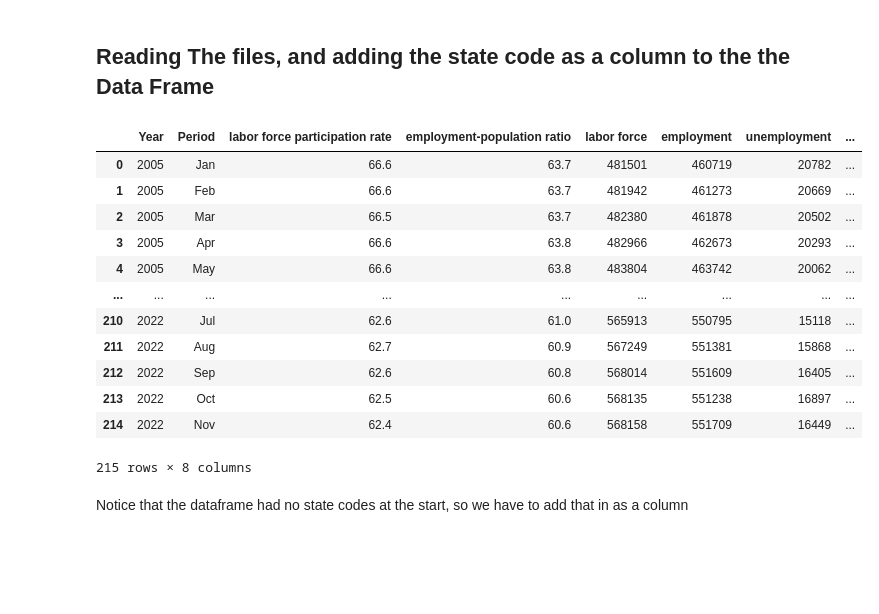
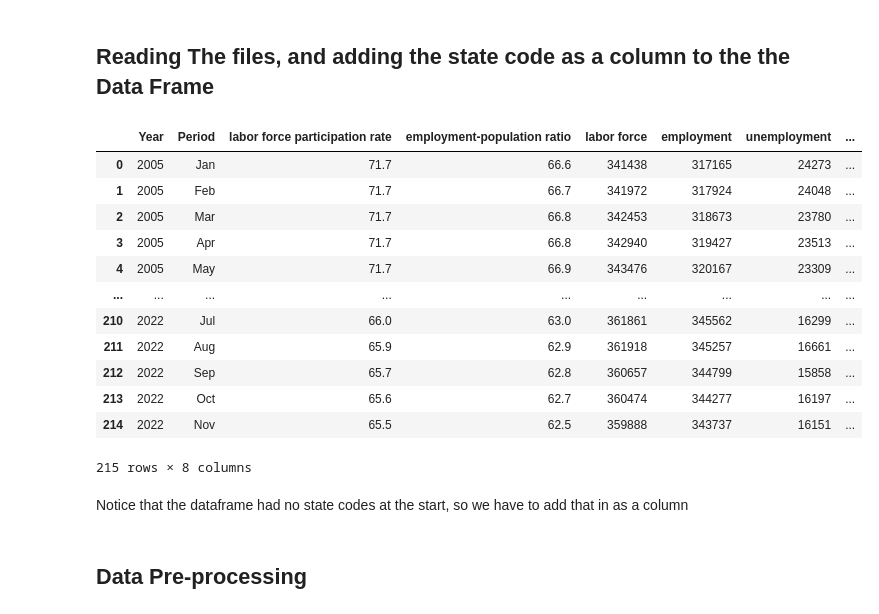
Before and after one commit to MajdAlali99/Data-Wrangling-Project, a Jupyter notebook: Gilbert/unemployment_rate.ipynb, the cells around one changed output. Cells and saved outputs as stored; diff of their text form; code cells hidden in the pictures; blank space fills up the shorter version.

Commit message:
fixed employment data

```diff
--- a/Gilbert/unemployment_rate.ipynb
+++ b/Gilbert/unemployment_rate.ipynb
@@ -61,23 +61,25 @@ AZ
 <h2> Reading The files, and adding the state code as a column to the the Data Frame</h2>
 # %%
 #This is what the data frame looks like when we first read it with pandas
-pd.read_excel(file, skiprows=10) # we had to skip 10 dirty rows in the excel file
+pd.read_excel(xls_files[0], skiprows=10) # we had to skip 10 dirty rows in the excel file
 # %% [output]
 |  | Year | Period | labor force participation rate | employment-population ratio | labor force | employment | unemployment | ... |
-| 0 | 2005 | Jan | 66.6 | 63.7 | 481501 | 460719 | 20782 | ... |
-| 1 | 2005 | Feb | 66.6 | 63.7 | 481942 | 461273 | 20669 | ... |
-| 2 | 2005 | Mar | 66.5 | 63.7 | 482380 | 461878 | 20502 | ... |
-| 3 | 2005 | Apr | 66.6 | 63.8 | 482966 | 462673 | 20293 | ... |
-| 4 | 2005 | May | 66.6 | 63.8 | 483804 | 463742 | 20062 | ... |
+| 0 | 2005 | Jan | 71.7 | 66.6 | 341438 | 317165 | 24273 | ... |
+| 1 | 2005 | Feb | 71.7 | 66.7 | 341972 | 317924 | 24048 | ... |
+| 2 | 2005 | Mar | 71.7 | 66.8 | 342453 | 318673 | 23780 | ... |
+| 3 | 2005 | Apr | 71.7 | 66.8 | 342940 | 319427 | 23513 | ... |
+| 4 | 2005 | May | 71.7 | 66.9 | 343476 | 320167 | 23309 | ... |
 | ... | ... | ... | ... | ... | ... | ... | ... | ... |
-| 210 | 2022 | Jul | 62.6 | 61.0 | 565913 | 550795 | 15118 | ... |
-| 211 | 2022 | Aug | 62.7 | 60.9 | 567249 | 551381 | 15868 | ... |
-| 212 | 2022 | Sep | 62.6 | 60.8 | 568014 | 551609 | 16405 | ... |
-| 213 | 2022 | Oct | 62.5 | 60.6 | 568135 | 551238 | 16897 | ... |
-| 214 | 2022 | Nov | 62.4 | 60.6 | 568158 | 551709 | 16449 | ... |
+| 210 | 2022 | Jul | 66.0 | 63.0 | 361861 | 345562 | 16299 | ... |
+| 211 | 2022 | Aug | 65.9 | 62.9 | 361918 | 345257 | 16661 | ... |
+| 212 | 2022 | Sep | 65.7 | 62.8 | 360657 | 344799 | 15858 | ... |
+| 213 | 2022 | Oct | 65.6 | 62.7 | 360474 | 344277 | 16197 | ... |
+| 214 | 2022 | Nov | 65.5 | 62.5 | 359888 | 343737 | 16151 | ... |
 215 rows × 8 columns
 # %% [markdown]
 Notice that the dataframe had no state codes at the start, so we have to add that in as a column
+# %% [markdown]
+<h2> Data Pre-processing </h2>
 # %%
 #this is how we can parse the state code from the file names, for example, the first file
 xls_files[0][-7:-5]
```
Also changed, not shown: parts of 10 cells of this notebook, 5 other files.
